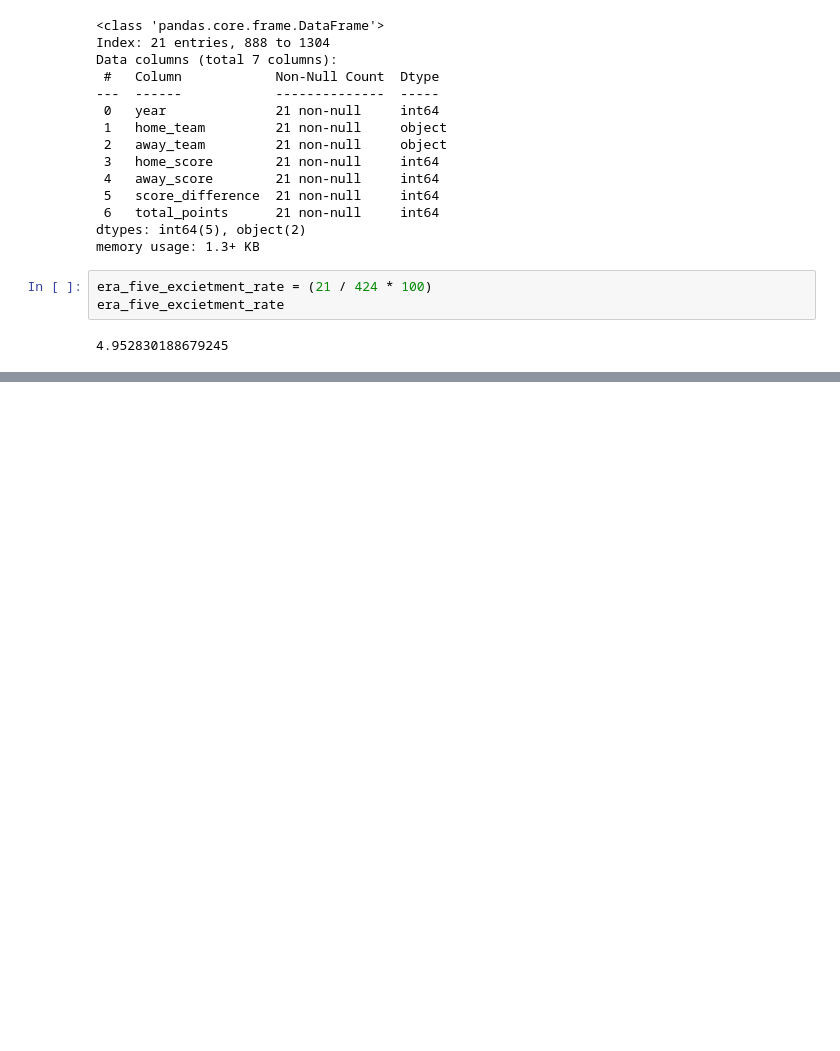
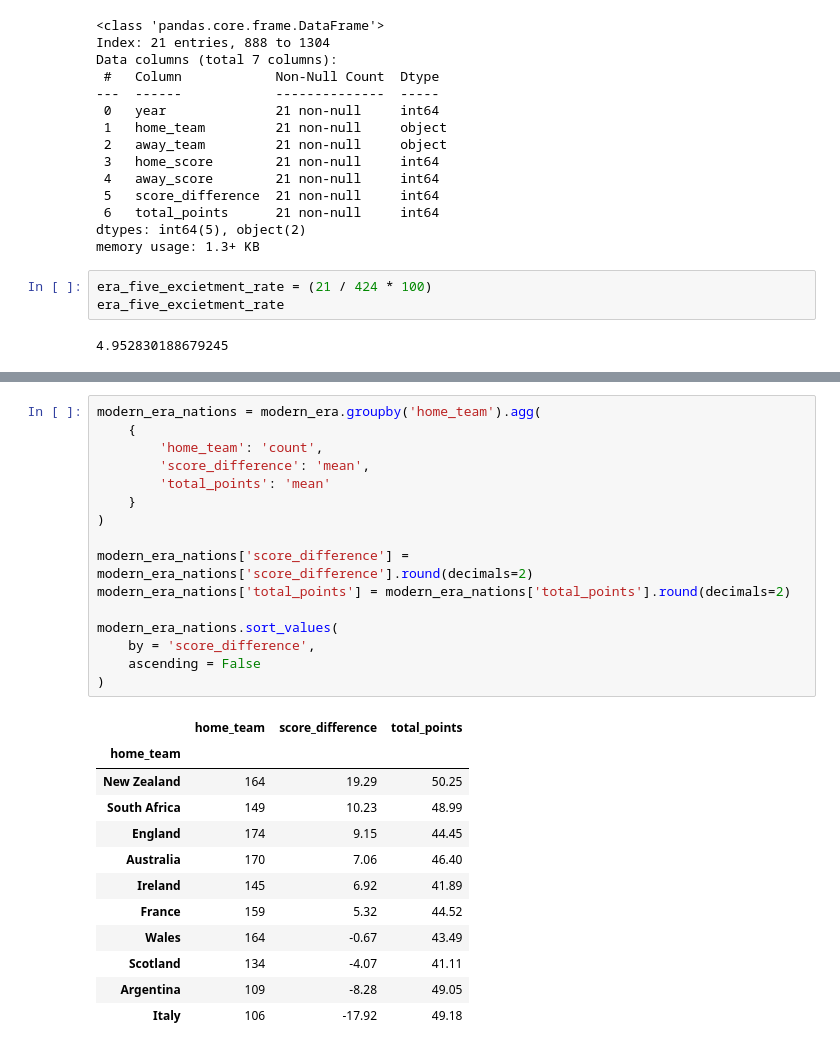
Before and after one commit to DougF-5749/rugby_union_internationals, a Jupyter notebook: notebooks/r_u_internationals.ipynb, the cells around one changed output, grey strips where cells are left out. Cells and saved outputs as stored; diff of their text form; blank space fills up the shorter version.

```diff
--- a/notebooks/r_u_internationals.ipynb
+++ b/notebooks/r_u_internationals.ipynb
@@ -367,0 +402,29 @@ era_five_excietment_rate
+# %%
+modern_era_nations = modern_era.groupby('home_team').agg(
+    {
+        'home_team': 'count',
+        'score_difference': 'mean',
+        'total_points': 'mean'
+    }
+)
+
+modern_era_nations['score_difference'] = modern_era_nations['score_difference'].round(decimals=2)
+modern_era_nations['total_points'] = modern_era_nations['total_points'].round(decimals=2)
+
+modern_era_nations.sort_values(
+    by = 'score_difference',
+    ascending = False
+)
+# %% [output]
+|  | home_team | score_difference | total_points |
+| home_team |  |  |  |
+| New Zealand | 164 | 19.29 | 50.25 |
+| South Africa | 149 | 10.23 | 48.99 |
+| England | 174 | 9.15 | 44.45 |
+| Australia | 170 | 7.06 | 46.40 |
+| Ireland | 145 | 6.92 | 41.89 |
+| France | 159 | 5.32 | 44.52 |
+| Wales | 164 | -0.67 | 43.49 |
+| Scotland | 134 | -4.07 | 41.11 |
+| Argentina | 109 | -8.28 | 49.05 |
+| Italy | 106 | -17.92 | 49.18 |
```
Also changed, not shown: parts of 7 cells of this notebook.
